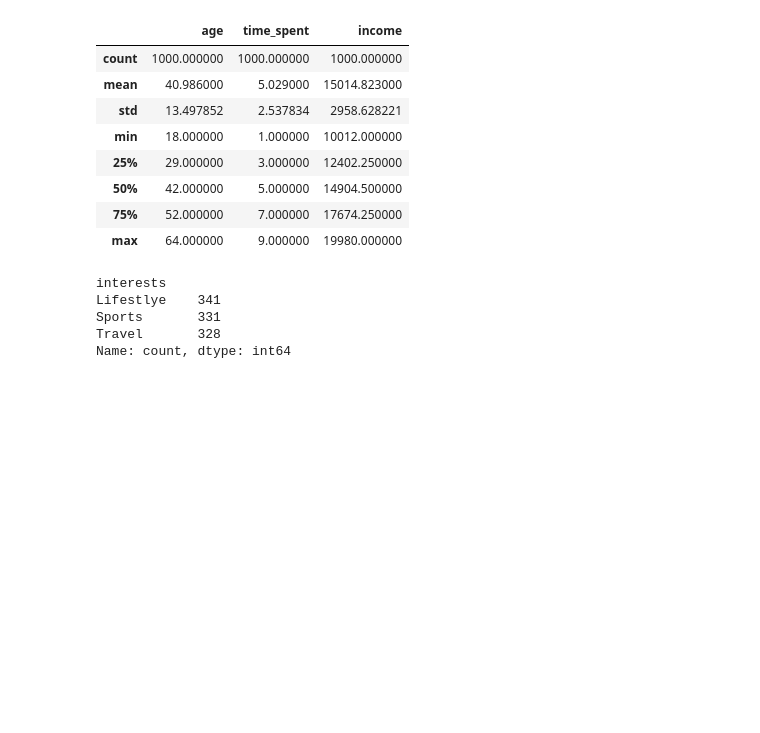
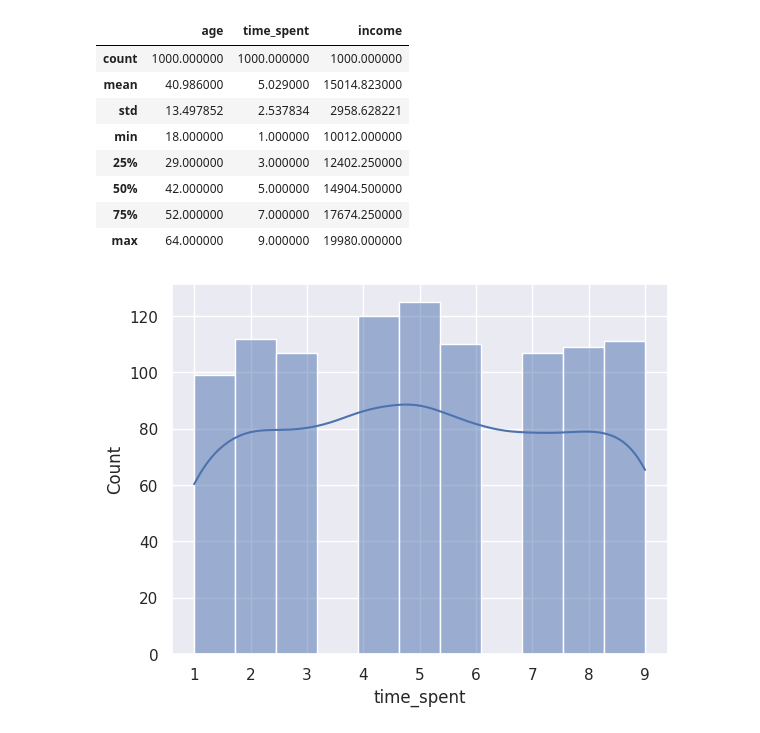
Before and after one commit to chrfthr/social-media-time-pred, a Jupyter notebook: notebook.ipynb, the cells around one changed output. Cells and saved outputs as stored; diff of their text form; code cells hidden in the pictures; blank space fills up the shorter version.

```diff
--- a/notebook.ipynb
+++ b/notebook.ipynb
@@ -56,12 +55,10 @@ df.describe()
 | 50% | 42.000000 | 5.000000 | 14904.500000 |
 | 75% | 52.000000 | 7.000000 | 17674.250000 |
 | max | 64.000000 | 9.000000 | 19980.000000 |
-# %%
-df['interests'].value_counts()
-# %% [output]
-interests
-Lifestlye    341
-Sports       331
-Travel       328
-Name: count, dtype: int64
+# %%
+# histogram of time_spent
+sns.histplot(df['time_spent'], kde=True)
+plt.show()
+# %% [output]
+[figure, added]
 # %%
```
Also changed, not shown: parts of 37 cells of this notebook.
